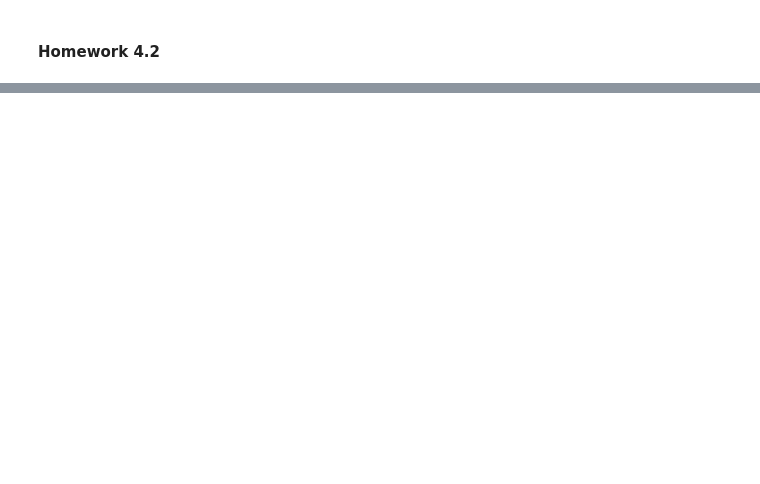
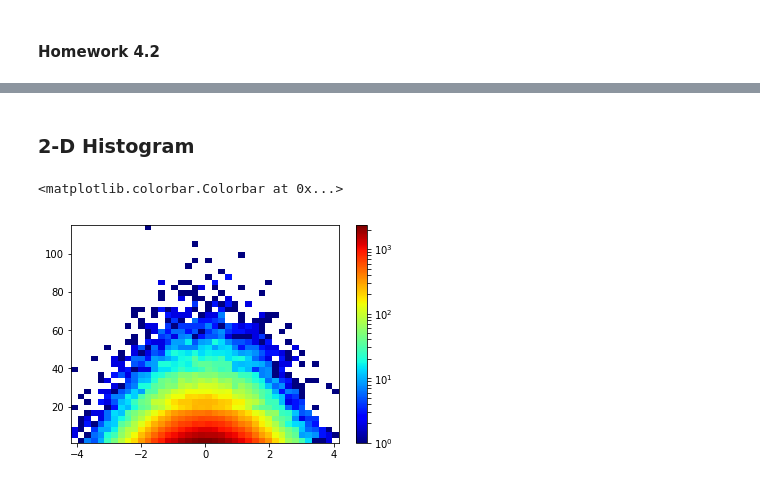
Before and after one commit to DineshVangumalli/big-data-python-class, a Jupyter notebook: Homeworks/Homework4/VANGUMALLI-HW4-matplotlib-27-Sept-2017.ipynb, the cells around one changed output, grey strips where cells are left out. Drawn from its saved outputs; the diff is of its cells as text; code cells hidden in the pictures; blank space fills up the shorter version.

```diff
--- a/Homeworks/Homework4/VANGUMALLI-HW4-matplotlib-27-Sept-2017.ipynb
+++ b/Homeworks/Homework4/VANGUMALLI-HW4-matplotlib-27-Sept-2017.ipynb
@@ -86,6 +98,21 @@ And show the colorbar as well.
 
 Should look something like:
 <img src="./images/2d_histogram.png" width="300" height="200">
+# %% [markdown]
+### 2-D Histogram
+# %%
+from matplotlib import colors
+from matplotlib.colors import LogNorm
+from pylab import *
+
+x = np.random.standard_normal(100000)        # Draw 100000 values from a standard normal distribution (mean=0, stdev=1)
+y = np.random.geometric(p=0.1, size=100000)  # Draw 100000 values from the geometric distribution, with the probability equal to 0.1
+
+plt.hist2d(x, y, bins=40, norm=LogNorm(), cmap=plt.cm.jet) # 2-D histogram
+colorbar()
+# %% [output]
+<matplotlib.colorbar.Colorbar at 0x...>
+[figure, added]
 # %% [markdown]
 #### Homework 4.4
 Show the same data in homewowrk 4.3 in a 3d plot.
```
Also changed, not shown: parts of 5 cells of this notebook, 30 other files.
